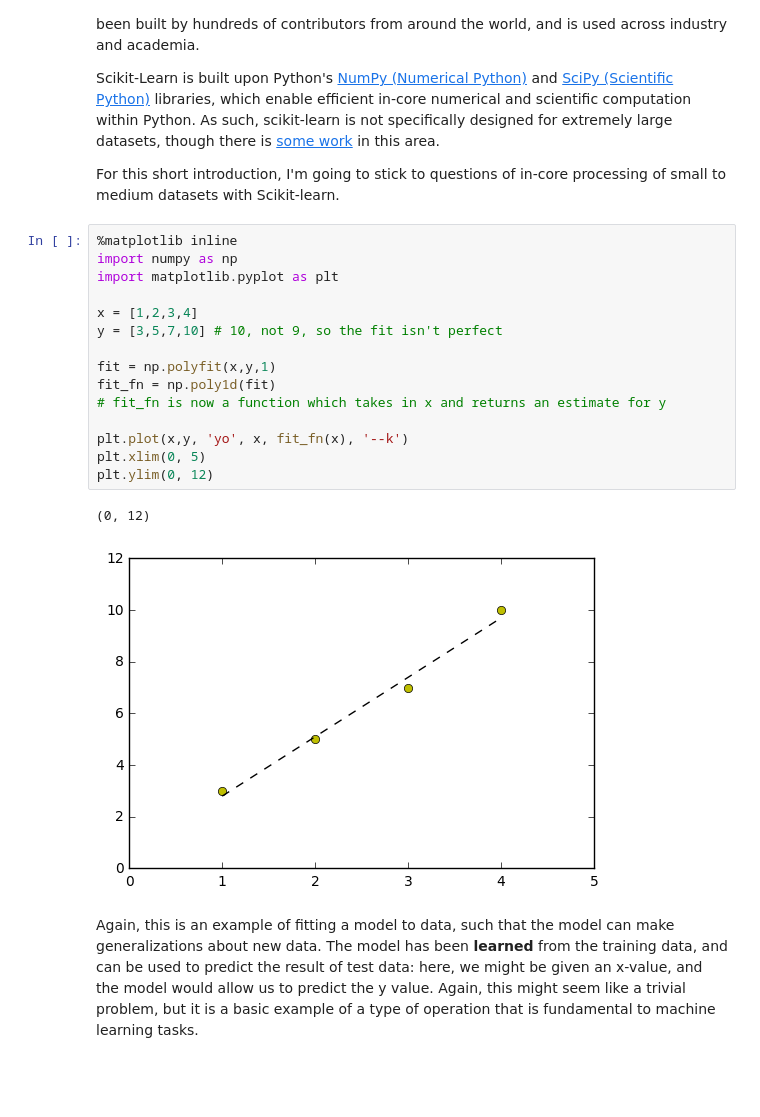
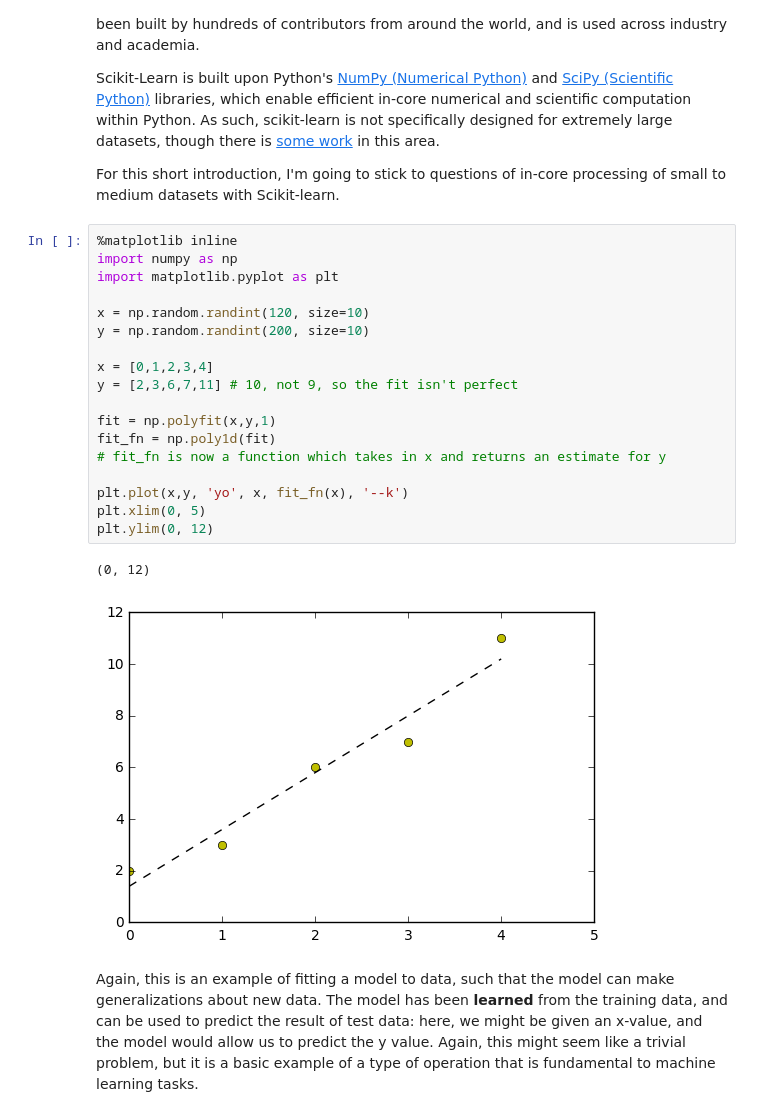
Before and after one commit to sukantamaikap/Python-Bootcamp-Notebook-Format, a Jupyter notebook: Problem 1 - MI Stock Prediction.ipynb, the cells around one changed output. Saved outputs shown, nothing was run; the diff lists cells and outputs as text; blank space fills up the shorter version.

```diff
--- a/Problem 1 - MI Stock Prediction.ipynb
+++ b/Problem 1 - MI Stock Prediction.ipynb
@@ -15,21 +15,24 @@ For this short introduction, I'm going to stick to questions of in-core processi
 # %%
 %matplotlib inline
 import numpy as np
 import matplotlib.pyplot as plt
 
-x = [1,2,3,4]
-y = [3,5,7,10] # 10, not 9, so the fit isn't perfect
+x = np.random.randint(120, size=10)
+y = np.random.randint(200, size=10)
+
+x = [0,1,2,3,4]
+y = [2,3,6,7,11] # 10, not 9, so the fit isn't perfect
 
 fit = np.polyfit(x,y,1)
 fit_fn = np.poly1d(fit)
 # fit_fn is now a function which takes in x and returns an estimate for y
 
 plt.plot(x,y, 'yo', x, fit_fn(x), '--k')
 plt.xlim(0, 5)
 plt.ylim(0, 12)
 # %% [output]
 (0, 12)
-[figure, old version]
+[figure, new version]
 # %% [markdown]
 Again, this is an example of fitting a model to data, such that the model can make
 generalizations about new data.  The model has been **learned** from the training
```
Also changed, not shown: parts of 1 cell of this notebook.
